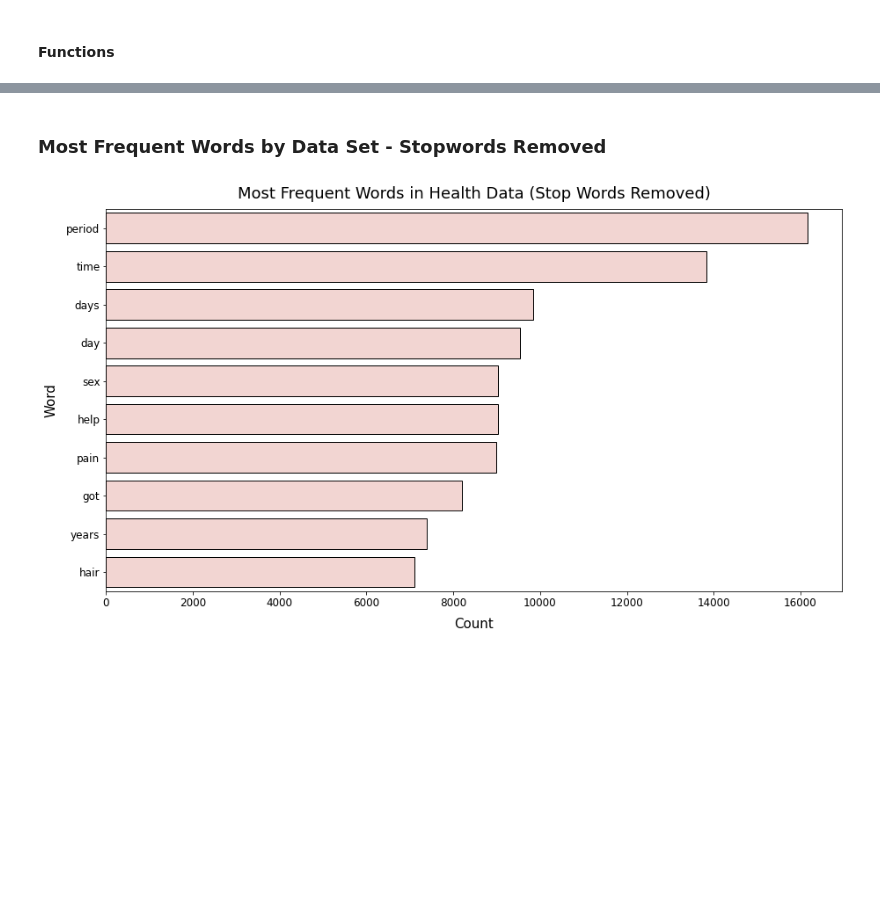
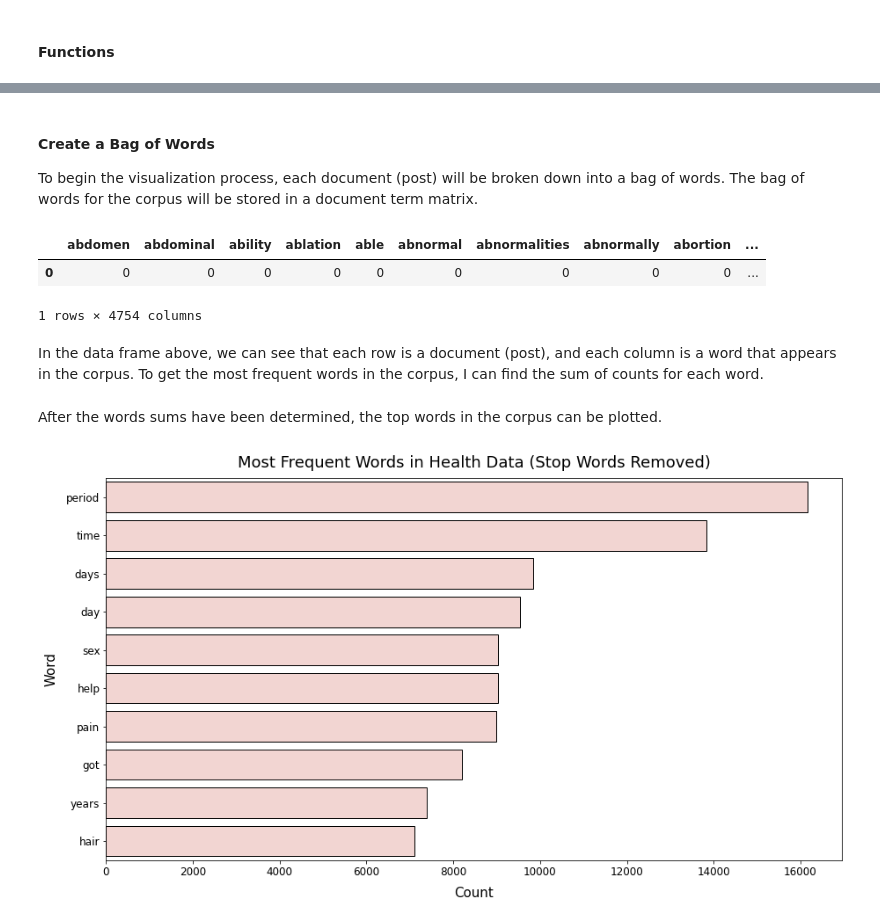
Before and after one commit to jlu90/Identifying-Womens-Health-Concerns, a Jupyter notebook: code/Project_Notebook.ipynb, the cells around one changed output, grey strips where cells are left out. Cells and saved outputs as stored; diff of their text form; code cells hidden in the pictures; blank space fills up the shorter version.

```diff
--- a/code/Project_Notebook.ipynb
+++ b/code/Project_Notebook.ipynb
@@ -697,11 +681,22 @@ plot_top_words(og_obsgyn_word_counts,
-# %% [markdown]
-### Most Frequent Words by Data Set - Stopwords Removed
+# %% [markdown]
+#### Create a Bag of Words
+To begin the visualization process, each document (post) will be broken down into a bag of words. The bag of words for the corpus will be stored in a document term matrix.
 # %%
 swr_health_words = get_word_vector(og_health_corpus, stopwords = full_stop_words)
 swr_obsgyn_words = get_word_vector(og_obsgyn_corpus, stopwords = full_stop_words)
+# %%
+swr_health_words.head(1)
+# %% [output]
+|  | abdomen | abdominal | ability | ablation | able | abnormal | abnormalities | abnormally | abortion | ... |
+| 0 | 0 | 0 | 0 | 0 | 0 | 0 | 0 | 0 | 0 | ... |
+1 rows × 4754 columns
+# %% [markdown]
+In the data frame above, we can see that each row is a document (post), and each column is a word that appears in the corpus. To get the most frequent words in the corpus, I can find the sum of counts for each word.
 # %%
 swr_health_word_counts = get_word_sums(swr_health_words)
 swr_obsgyn_word_counts = get_word_sums(swr_obsgyn_words)
+# %% [markdown]
+After the words sums have been determined, the top words in the corpus can be plotted.
 # %%
 plot_top_words(swr_health_word_counts,
                title = 'Most Frequent Words in Health Data (Stop Words Removed)',
```
Also changed, not shown: parts of 17 cells of this notebook.
